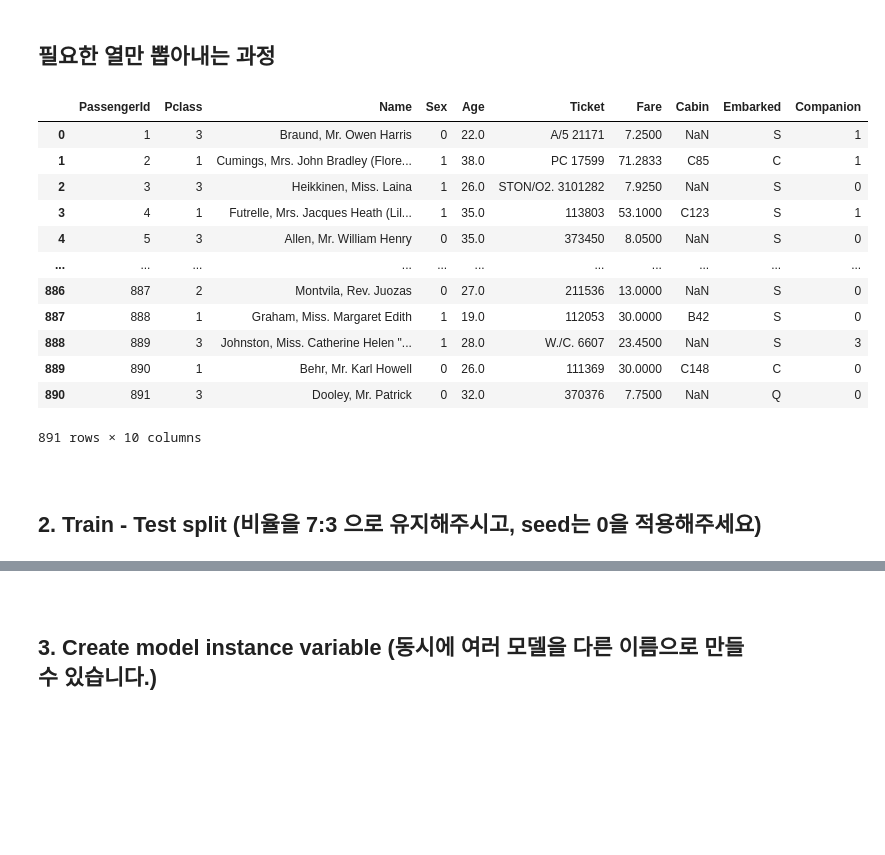
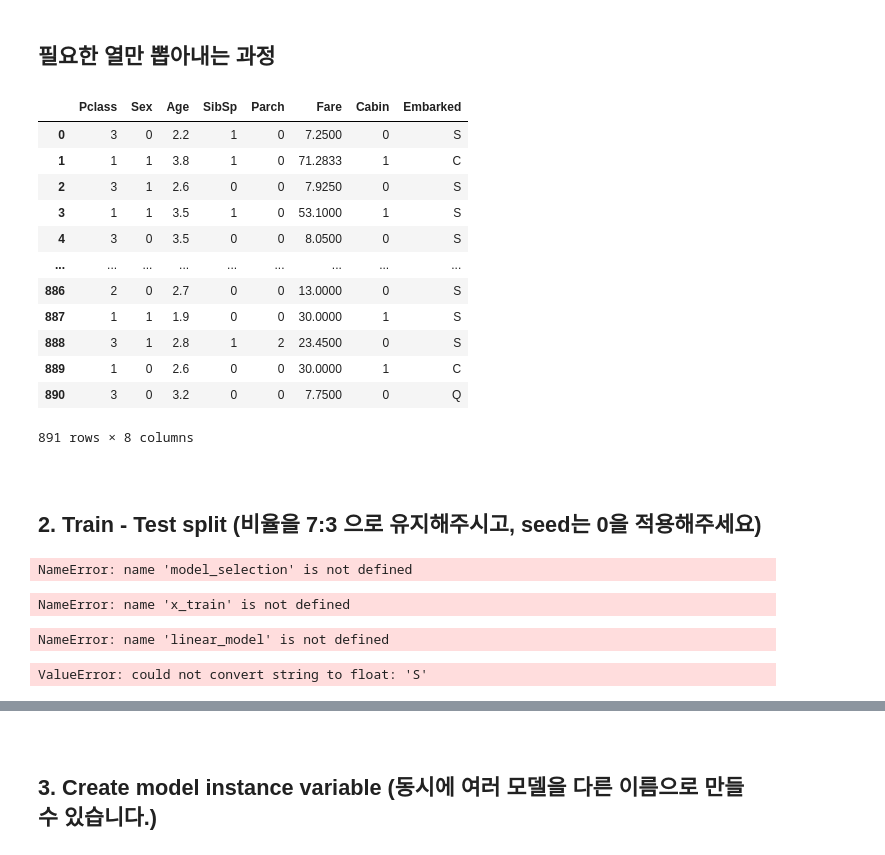
Before and after one commit to jmsmg/Semi-project-2-Titanic-survival-analysis-, a Jupyter notebook: Blank file & Answer files/ML for Titanic survival prediction (Blank).ipynb, the cells around one changed output, grey strips where cells are left out. Saved outputs shown, nothing was run; the diff lists cells and outputs as text; code cells hidden in the pictures; blank space fills up the shorter version.

```diff
--- a/Blank file & Answer files/ML for Titanic survival prediction (Blank).ipynb
+++ b/Blank file & Answer files/ML for Titanic survival prediction (Blank).ipynb
@@ -110,7 +117,7 @@ x_data['Age'] = x_data['Age'].fillna(mean_age) # or .fillna(int/float/str 값)
 # %% [markdown]
 ## ['Sex']열 One-hot encoding
 # %%
-x_data['Sex'] = pd.get_dummies(x_data['Sex']) # 남자 0, 여자 1
+data_df['Sex'] = pd.get_dummies(data_df['Sex']) # 남자 0, 여자 1
 # %% [markdown]
 📌 배우자 형제랑 같이 있으면 같이 탈출 가능성 높아질수도?, 부모자식이면 느려질 수도?
 
@@ -138,0 +135,5 @@ Length: 891, dtype: bool
+# %%
+#티켓 중복 숫자 세기
+count_dict = dict(data_df['Ticket'].value_counts())
+#SibSp, Parch 둘다 0 이고 티켓 넘버 같은 것도 없을 경우 일행 없는 것으로 간주하고 0, 나머지는 1(일행있음)
+data_df['Companion'] = [0 if data_df['SibSp'][x] == 0 and data_df['Parch'][x] == 0 and count_dict[data_df['Ticket'][x]] == 1 else 1 for x in data_df.index ]
@@ -139,21 +173,27 @@ Length: 891, dtype: bool
+# %%
+data_df['Cabin'] = ~data_df['Cabin'].isnull()
+# %%
+data_df['Cabin'] = data_df['Cabin'].astype(int)
 # %% [markdown]
 ## 필요한 열만 뽑아내는 과정
 # %%
-x_data[['Pclass', 'Sex', 'Age',  ]]
+x_data = data_df[['Pclass', 'Sex', 'Age', 'SibSp', 'Parch', 'Fare', 'Cabin', 'Embarked']]
+
+x_data
 # %% [output]
-|  | PassengerId | Pclass | Name | Sex | Age | Ticket | Fare | Cabin | Embarked | Companion |
-| 0 | 1 | 3 | Braund, Mr. Owen Harris | 0 | 22.0 | A/5 21171 | 7.2500 | NaN | S | 1 |
-| 1 | 2 | 1 | Cumings, Mrs. John Bradley (Flore... | 1 | 38.0 | PC 17599 | 71.2833 | C85 | C | 1 |
-| 2 | 3 | 3 | Heikkinen, Miss. Laina | 1 | 26.0 | STON/O2. 3101282 | 7.9250 | NaN | S | 0 |
-| 3 | 4 | 1 | Futrelle, Mrs. Jacques Heath (Lil... | 1 | 35.0 | 113803 | 53.1000 | C123 | S | 1 |
-| 4 | 5 | 3 | Allen, Mr. William Henry | 0 | 35.0 | 373450 | 8.0500 | NaN | S | 0 |
-| ... | ... | ... | ... | ... | ... | ... | ... | ... | ... | ... |
-| 886 | 887 | 2 | Montvila, Rev. Juozas | 0 | 27.0 | 211536 | 13.0000 | NaN | S | 0 |
-| 887 | 888 | 1 | Graham, Miss. Margaret Edith | 1 | 19.0 | 112053 | 30.0000 | B42 | S | 0 |
-| 888 | 889 | 3 | Johnston, Miss. Catherine Helen "... | 1 | 28.0 | W./C. 6607 | 23.4500 | NaN | S | 3 |
-| 889 | 890 | 1 | Behr, Mr. Karl Howell | 0 | 26.0 | 111369 | 30.0000 | C148 | C | 0 |
-| 890 | 891 | 3 | Dooley, Mr. Patrick | 0 | 32.0 | 370376 | 7.7500 | NaN | Q | 0 |
+|  | Pclass | Sex | Age | SibSp | Parch | Fare | Cabin | Embarked |
+| 0 | 3 | 0 | 2.2 | 1 | 0 | 7.2500 | 0 | S |
+| 1 | 1 | 1 | 3.8 | 1 | 0 | 71.2833 | 1 | C |
+| 2 | 3 | 1 | 2.6 | 0 | 0 | 7.9250 | 0 | S |
+| 3 | 1 | 1 | 3.5 | 1 | 0 | 53.1000 | 1 | S |
+| 4 | 3 | 0 | 3.5 | 0 | 0 | 8.0500 | 0 | S |
+| ... | ... | ... | ... | ... | ... | ... | ... | ... |
+| 886 | 2 | 0 | 2.7 | 0 | 0 | 13.0000 | 0 | S |
+| 887 | 1 | 1 | 1.9 | 0 | 0 | 30.0000 | 1 | S |
+| 888 | 3 | 1 | 2.8 | 1 | 2 | 23.4500 | 0 | S |
+| 889 | 1 | 0 | 2.6 | 0 | 0 | 30.0000 | 1 | C |
+| 890 | 3 | 0 | 3.2 | 0 | 0 | 7.7500 | 0 | Q |
-891 rows × 10 columns
+891 rows × 8 columns
 # %% [markdown]
 <br>
 
@@ -163,2 +203,19 @@ from sklearn import model_selection
 # %%
-x_train, x_test, y_train, y_test = model_selection.train_test_split()
+x_train, x_test, y_train, y_test = model_selection.train_test_split(x_data, y_data, test_size=0.3, random_state=0)
+# %% [output]
+NameError: name 'model_selection' is not defined
+# %%
+print(x_train.shape)
+print(x_test.shape)
+print(y_train.shape)
+print(y_test.shape)
+# %% [output]
+NameError: name 'x_train' is not defined
+# %%
+model = linear_model.LogisticRegression() # 로지스틱회귀
+# %% [output]
+NameError: name 'linear_model' is not defined
+# %%
+model.fit(x_train, y_train)
+# %% [output]
+ValueError: could not convert string to float: 'S'
```
Also changed, not shown: parts of 13 cells of this notebook, 4 other files.
